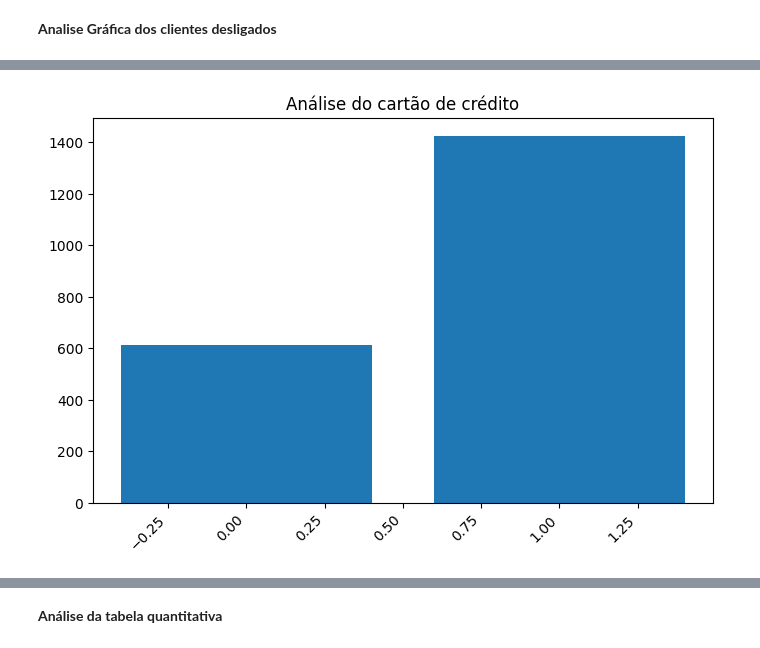
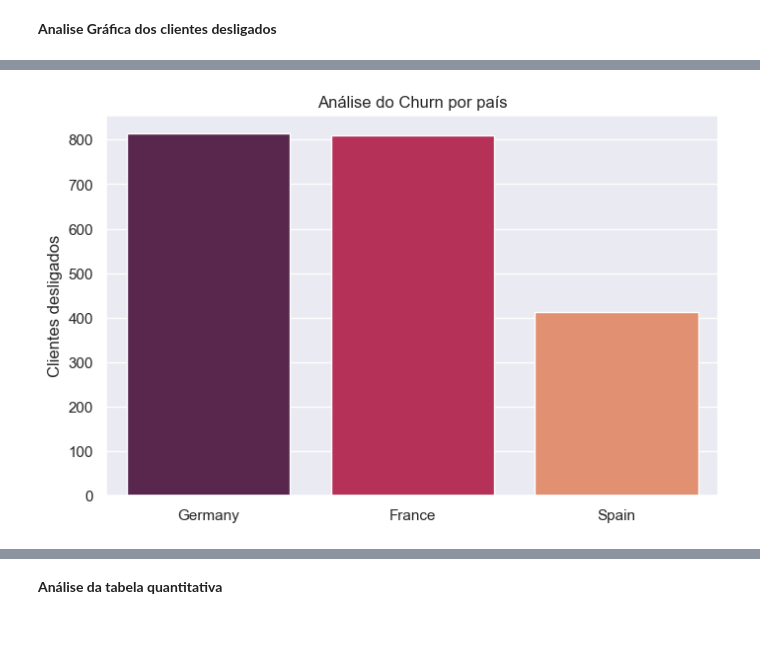
Before and after one commit to mclararibeiro/Ada-tech, a Jupyter notebook: analise_exploratoria_de_dados/nova_analise.ipynb, the cells around one changed output, grey strips where cells are left out. Saved outputs shown, nothing was run; the diff lists cells and outputs as text; code cells hidden in the pictures.

```diff
--- a/analise_exploratoria_de_dados/nova_analise.ipynb
+++ b/analise_exploratoria_de_dados/nova_analise.ipynb
@@ -96,4 +96,5 @@ tabela_quanti.describe().round()
 **Analise Gráfica dos clientes desligados**
 # %%
 #Localizar na tabela qualitativa os clientes desligados
-tabela_quali_exited = tabela_quali.loc[tabela_quali['Exited'] == 1]
+tabela_quali_exited = tabela_quali.loc[tabela_quali['Exited'] == 1].reset_index()
+tabela_quali_exited
@@ -117,8 +115,20 @@ plt.xticks(rotation = 45, ha ='right');
-# %%
-#Análise Gráfica do cartão de crédito
-plt.figure(figsize =(8,5))
-plt.title("Análise do cartão de crédito")
-plt.bar(tabela_quali_exited['HasCrCard'].value_counts().index,tabela_quali_exited['HasCrCard'].value_counts());
-plt.xticks(rotation = 45, ha ='right');
-# %% [output]
-[figure, removed]
+# %%
+#Analise Gráfica sobre os países
+sns.set()
+
+#Definindo minhas variáveis
+x= tabela_quali_exited['Geography'].value_counts().index
+y = tabela_quali_exited['Geography'].value_counts()
+
+#Definindo o tamanho do gráfico
+plt.figure(figsize=(8,5))
+
+#Plotagem do gráfico
+grafico = sns.barplot(x=x, y=y,  palette="rocket")
+
+#Escolha do titulo e nome da variável y
+grafico.set_title('Análise do Churn por país')
+plt.ylabel('Clientes desligados')
+plt.show()
+# %% [output]
+[figure, added]
```
Also changed, not shown: parts of 53 cells of this notebook, 1 other file.
